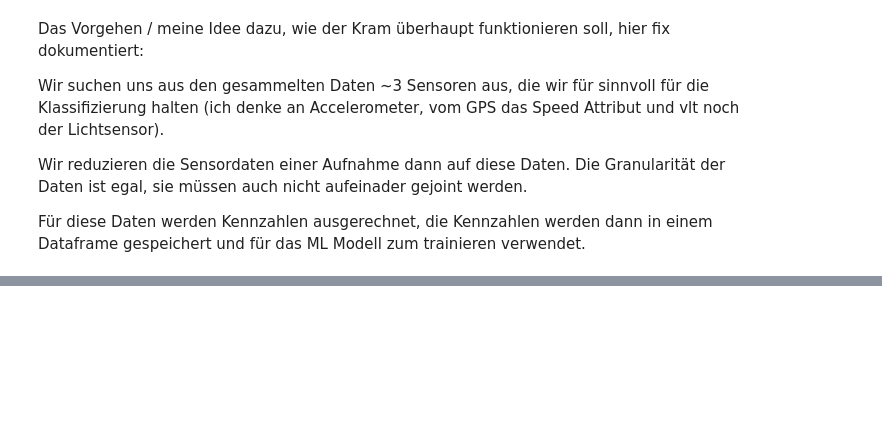
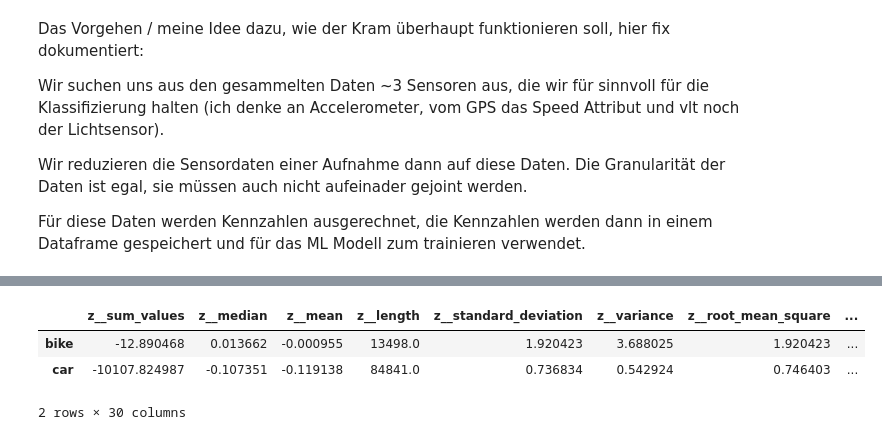
Before and after one commit to AlexeiMari/ML4B-2023, a Jupyter notebook: JupyterNotebooks/LightBrightnessDisplay Test.ipynb, the cells around one changed output, grey strips where cells are left out. Saved outputs shown, nothing was run; the diff lists cells and outputs as text; code cells hidden in the pictures; blank space fills up the shorter version.

Commit message:
Ok, I did some cool shit, I think, the Data Transformation is done now
Just need to optimize the process. But overall, technically, the stuff works, I guess

```diff
--- a/JupyterNotebooks/LightBrightnessDisplay Test.ipynb
+++ b/JupyterNotebooks/LightBrightnessDisplay Test.ipynb
@@ -219,11 +219,15 @@ def transform_data_csv(folder, action = ""):
         for i in range(0,len(df["time"])):
             df["Readable_Time"][i] = df["time"][i].to_pydatetime()
         df = df.drop(columns=["time", "seconds_elapsed"])
+        df = df.dropna(axis = 1)
 
         #Datenschutz. Falls Location ein Sensor ist, wird davon nur die Speed verwendet
         if(sensor == "Location"):
             df = df.drop(columns= df.columns.difference(["speed", "Readable_Time"]))
 
+        #df["Transportation"] = action
+        df["ID"] = folder
+
         #Dataframe wird dem Dictionay hinzugefügt
         datasets[sensor] = df
 
@@ -245,12 +249,15 @@ def transform_data_json(subPath, action = ""):
     for sensor in sensors:
         temp = df.loc[df["sensor"] == sensor]
         temp = temp.dropna(axis = 1)
-
+        temp = temp.drop(columns=["sensor"])
         #Datenschutz. Falls Location ein Sensor ist, wird davon nur die Speed verwendet
         if(sensor == "Location"):
-            temp = temp.drop(columns= temp.columns.difference(["speed", "Readable_Time", "sensor"]))
+            temp = temp.drop(columns= temp.columns.difference(["speed", "Readable_Time"]))
 
-        #Dataframe wird dem Dictionay hinzugefügt
+        #temp["Transportation"] = action #Darf hier nicht gesetzt werden, ist aber im Dicitonary vermerkt
+        temp["ID"] = subPath
+
+        #Dataframe wird dem Dictionary hinzugefügt
         datasets[sensor] = temp
 
     return datasets
@@ -285,0 +264,17 @@ See the caveats in the documentation: https://pandas.pydata.org/pandas-docs/stab
+# %%
+car_04_05 = transform_data_csv(folder = r"\CSVs\Car-2023-05-04_09-47-00\\", action = "car", id=0)
+bike_30_04 = transform_data_json("\JSON\Bike_-2023-04-30_13-14-29.json", action= "bike", id= 1)
+car_04_05["Accelerometer"].isnull().sum()
+d = {}
+d["car"] = car_04_05
+d["bike"] = bike_30_04
+
+print(bike_30_04["Accelerometer"].head())
+
+car_features = tsfresh.extract_features(car_04_05["Accelerometer"], column_id = "Transportation",column_sort='Readable_Time',
+                                       default_fc_parameters=tsfresh.feature_extraction.MinimalFCParameters())
+
+bike_features = tsfresh.extract_features(bike_30_04["Accelerometer"], column_id = "Transportation",column_sort='Readable_Time',
+                                       default_fc_parameters=tsfresh.feature_extraction.MinimalFCParameters())
+print(car_features.columns)
+print(bike_features.columns)
@@ -285,0 +313,10 @@ See the caveats in the documentation: https://pandas.pydata.org/pandas-docs/stab
+# %%
+
+con = pd.concat([bike_features, car_features], axis= 0)
+
+con
+# %% [output]
+|  | z__sum_values | z__median | z__mean | z__length | z__standard_deviation | z__variance | z__root_mean_square | ... |
+| bike | -12.890468 | 0.013662 | -0.000955 | 13498.0 | 1.920423 | 3.688025 | 1.920423 | ... |
+| car | -10107.824987 | -0.107351 | -0.119138 | 84841.0 | 0.736834 | 0.542924 | 0.746403 | ... |
+2 rows × 30 columns
```
Also changed, not shown: parts of 2 cells of this notebook.
